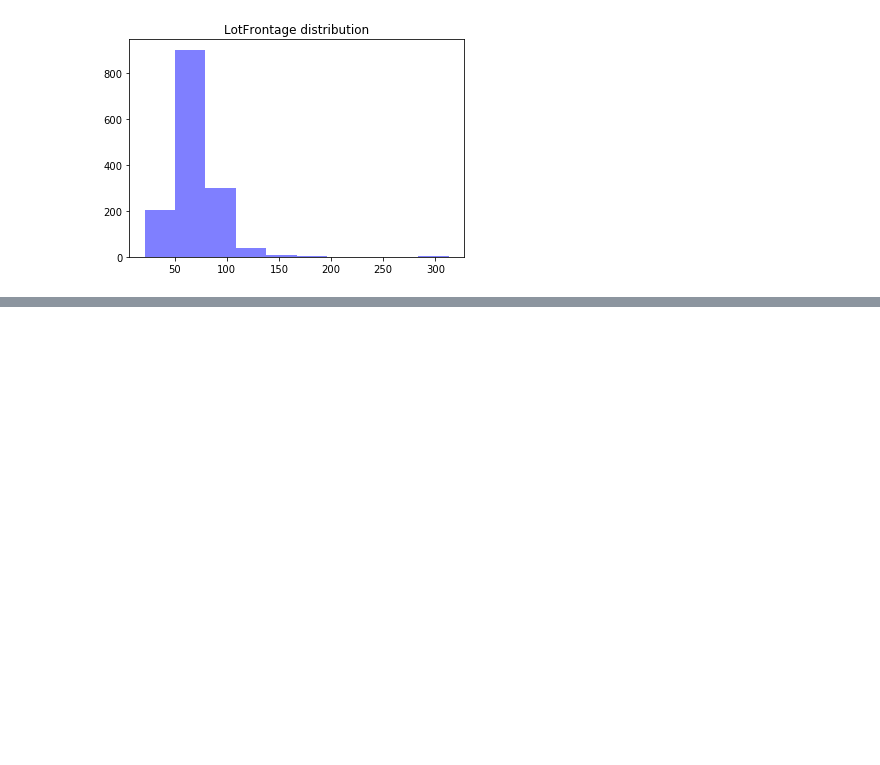
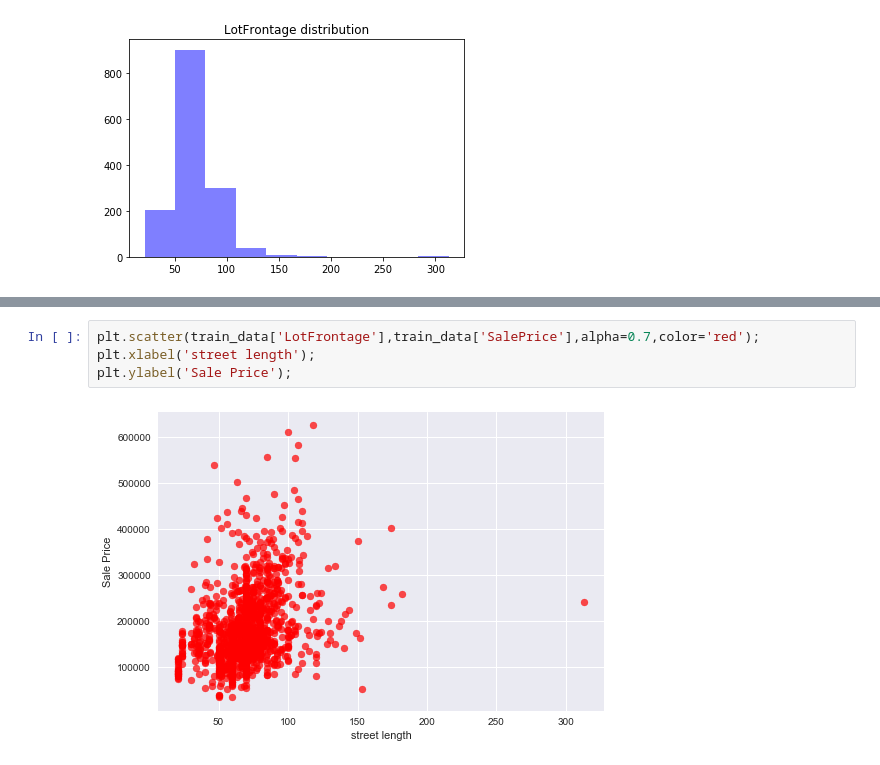
Before and after one commit to vgupta98/house_price_dataset, a Jupyter notebook: house_price_dataset.ipynb, the cells around one changed output, grey strips where cells are left out. Saved outputs shown, nothing was run; the diff lists cells and outputs as text; blank space fills up the shorter version.

```diff
--- a/house_price_dataset.ipynb
+++ b/house_price_dataset.ipynb
@@ -216,0 +245,6 @@ I am going to make a model to impute the missing values for the 'GarageYrBlt' va
+# %%
+plt.scatter(train_data['LotFrontage'],train_data['SalePrice'],alpha=0.7,color='red');
+plt.xlabel('street length');
+plt.ylabel('Sale Price');
+# %% [output]
+[figure, added]
```
Also changed, not shown: parts of 13 cells of this notebook.
